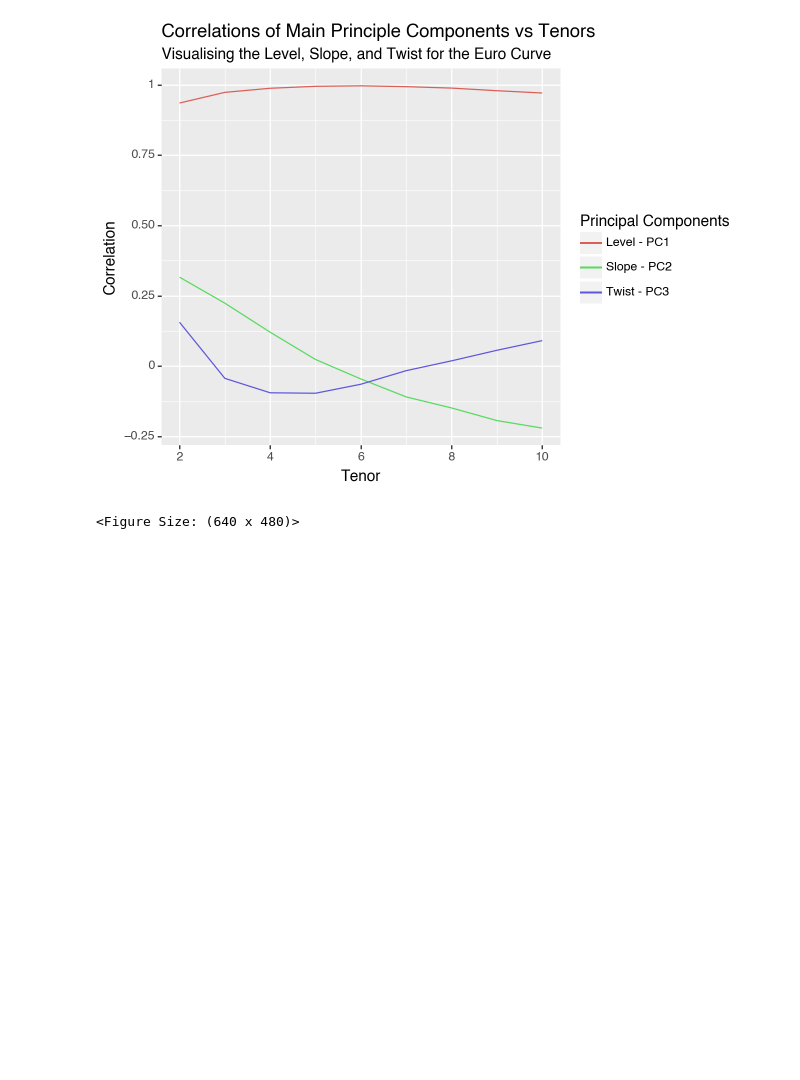
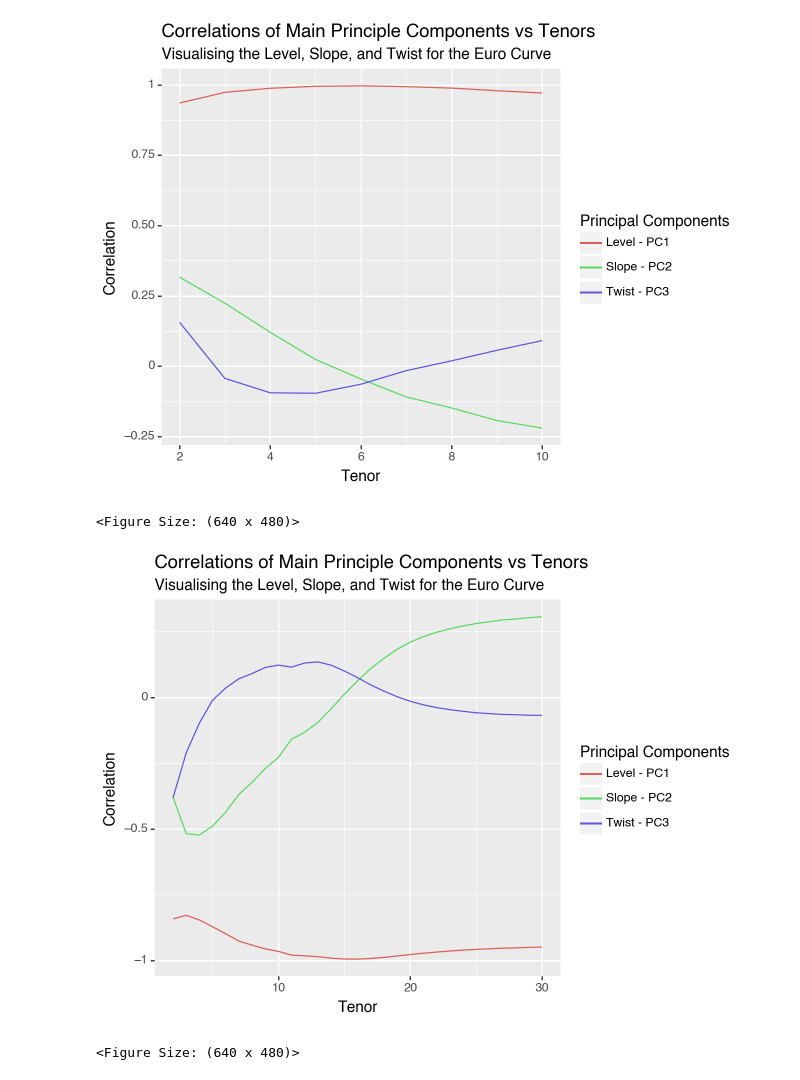
Before and after one commit to tomiadewusi/Case-Study, a Jupyter notebook: caseStudy1.ipynb, the cells around one changed output. Drawn from its saved outputs; the diff is of its cells as text; code cells hidden in the pictures; blank space fills up the shorter version.

Commit message:
Added Missing Plot

```diff
--- a/caseStudy1.ipynb
+++ b/caseStudy1.ipynb
@@ -250,3 +250,12 @@ plotPcaTenorCorrelation(startTenor,endTenor,country,countriesDict)
 # %% [output]
 [figure]
 <Figure Size: (640 x 480)>
+# %%
+# Compute Slope
+startTenor = 2
+endTenor   = 30
+country = "Euro"
+plotPcaTenorCorrelation(startTenor,endTenor,country,countriesDict)
+# %% [output]
+[figure, added]
+<Figure Size: (640 x 480)>
```
